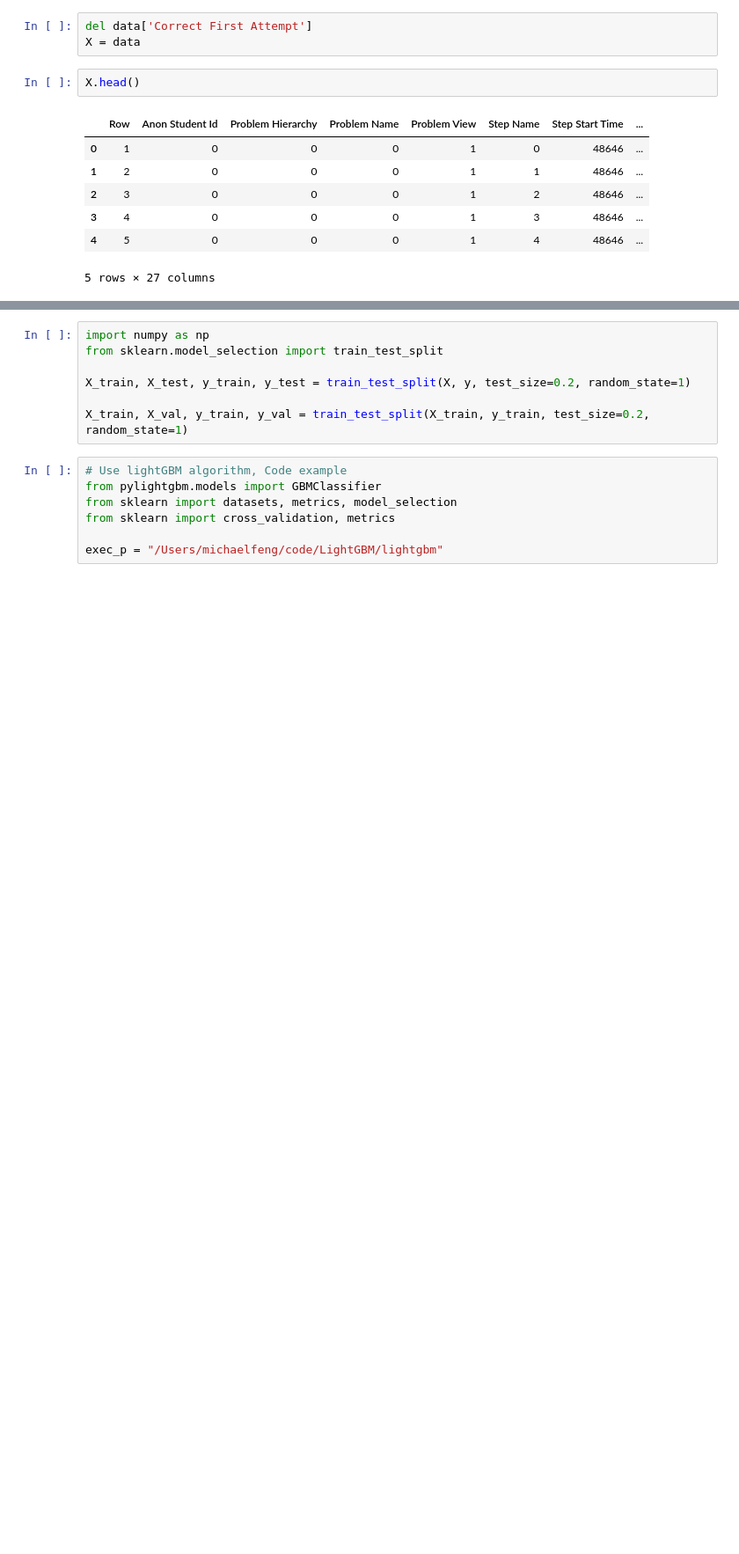
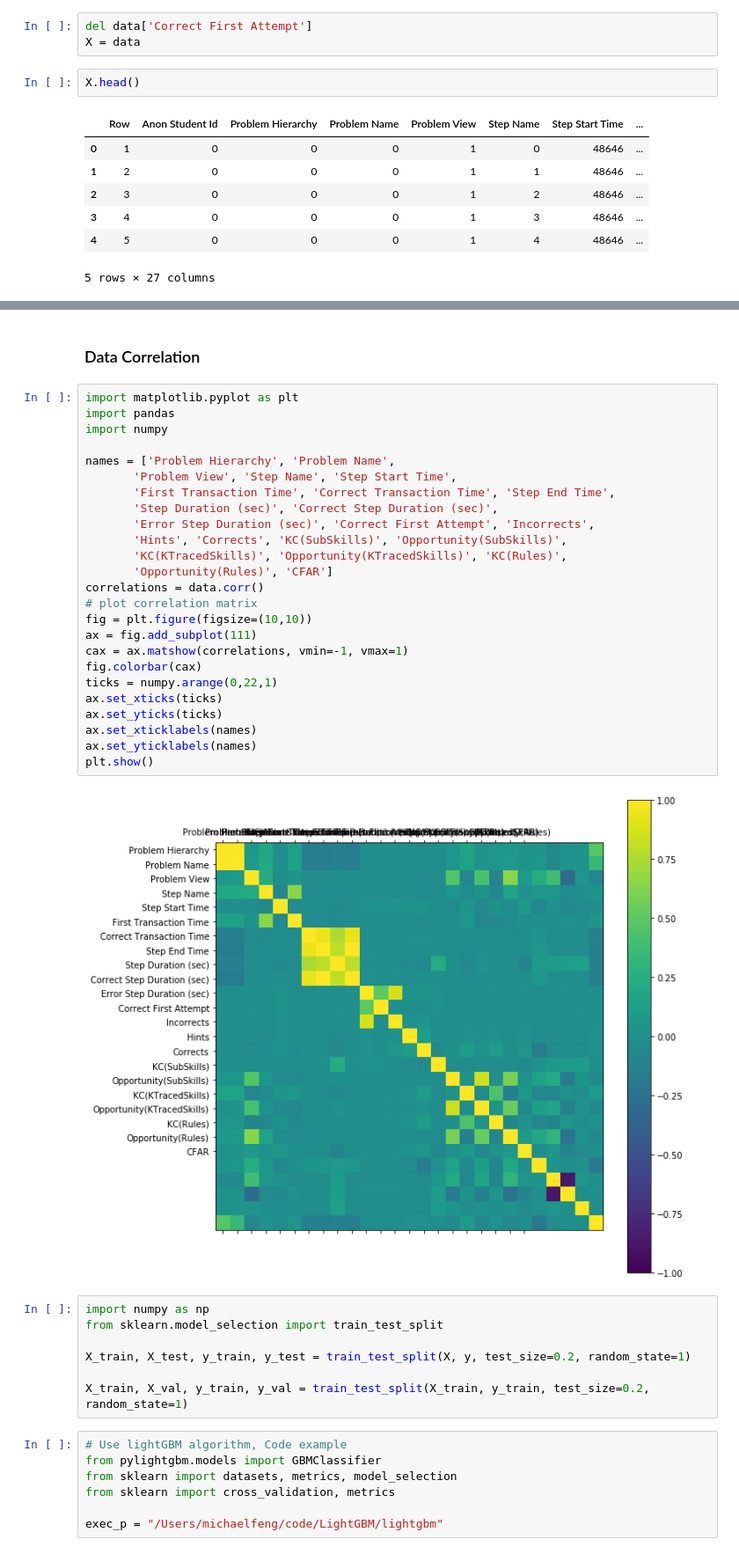
Before and after one commit to michaelfeng/MLND, a Jupyter notebook: capstone/solution.ipynb, the cells around one changed output, grey strips where cells are left out. Shown: that part at 88% size. Cells and saved outputs as stored; diff of their text form; blank space fills up the shorter version.

```diff
--- a/capstone/solution.ipynb
+++ b/capstone/solution.ipynb
@@ -844,3 +876,32 @@ X.head()
+# %% [markdown]
+### Data Correlation
+# %%
+import matplotlib.pyplot as plt
+import pandas
+import numpy
+
+names = ['Problem Hierarchy', 'Problem Name',
+       'Problem View', 'Step Name', 'Step Start Time',
+       'First Transaction Time', 'Correct Transaction Time', 'Step End Time',
+       'Step Duration (sec)', 'Correct Step Duration (sec)',
+       'Error Step Duration (sec)', 'Correct First Attempt', 'Incorrects',
+       'Hints', 'Corrects', 'KC(SubSkills)', 'Opportunity(SubSkills)',
+       'KC(KTracedSkills)', 'Opportunity(KTracedSkills)', 'KC(Rules)',
+       'Opportunity(Rules)', 'CFAR']
+correlations = data.corr()
+# plot correlation matrix
+fig = plt.figure(figsize=(10,10))
+ax = fig.add_subplot(111)
+cax = ax.matshow(correlations, vmin=-1, vmax=1)
+fig.colorbar(cax)
+ticks = numpy.arange(0,22,1)
+ax.set_xticks(ticks)
+ax.set_yticks(ticks)
+ax.set_xticklabels(names)
+ax.set_yticklabels(names)
+plt.show()
+# %% [output]
+[figure, added]
 # %%
 import numpy as np
 from sklearn.model_selection import train_test_split
```
Also changed, not shown: parts of 16 cells of this notebook, 5 other files.
